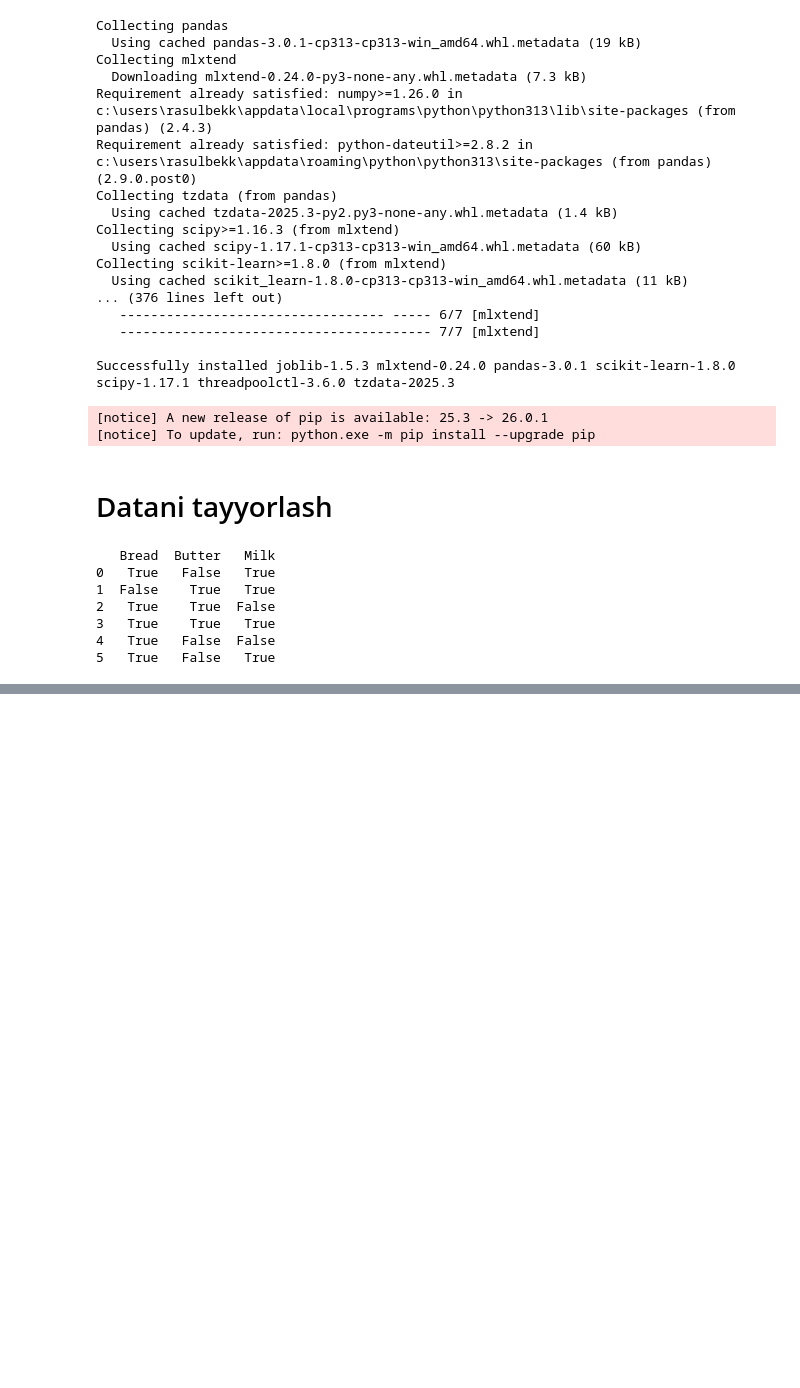
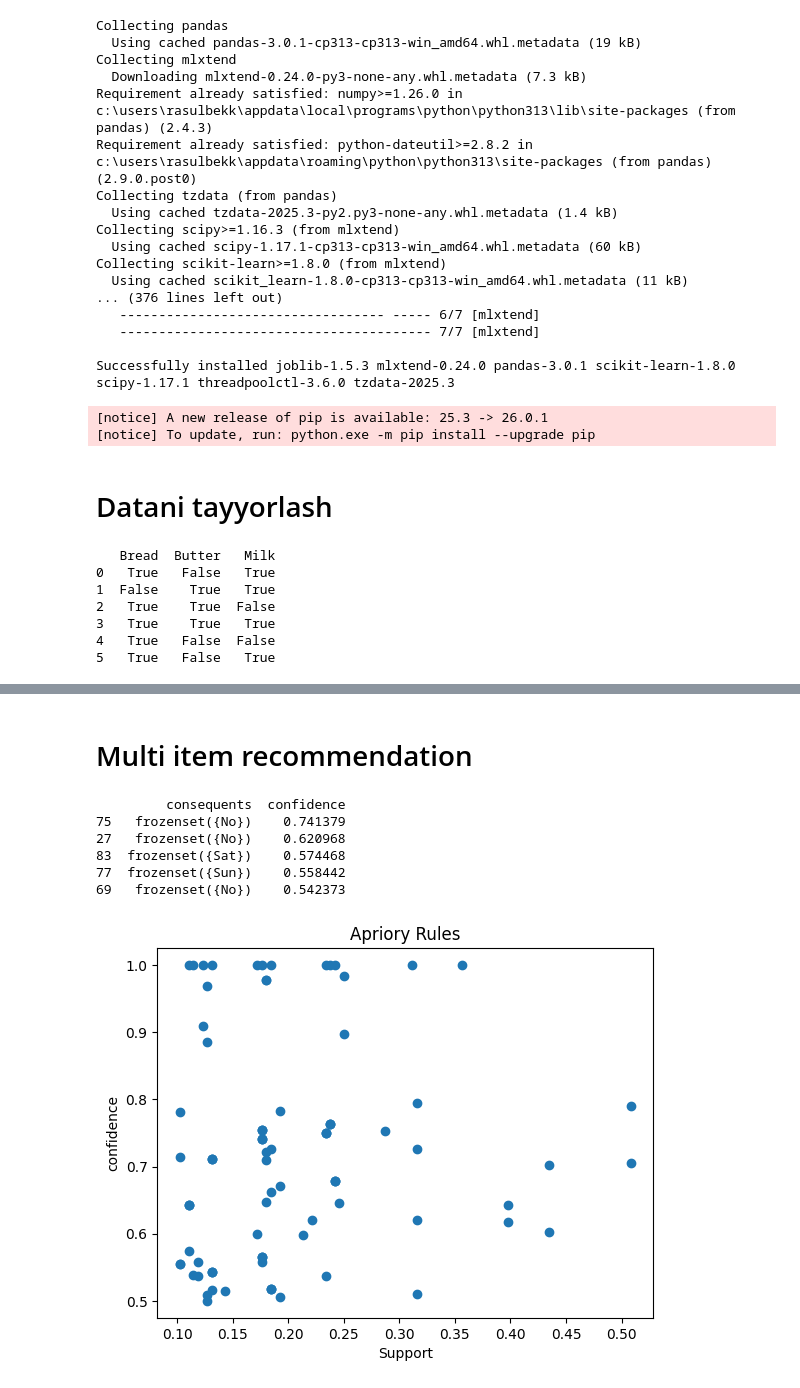
Before and after one commit to rrrasulbekruzmetov/Practise, a Jupyter notebook: Notebook/ARL_Amaliyot.ipynb, the cells around one changed output, grey strips where cells are left out. Cells and saved outputs as stored; diff of their text form; code cells hidden in the pictures; blank space fills up the shorter version.

```diff
--- a/Notebook/ARL_Amaliyot.ipynb
+++ b/Notebook/ARL_Amaliyot.ipynb
@@ -133,0 +226,7 @@ print(df)
+# %%
+df = df[['sex', 'smoker', 'day', 'time']]
+
+# har bir row ni transactionga aylantirish
+transactions = df.astype(str).values.tolist()
+
+print(transactions[:5])
@@ -133,0 +235,7 @@ print(df)
+# %%
+from mlxtend.preprocessing import TransactionEncoder
+
+te = TransactionEncoder()
+te_data = te.fit(transactions).transform(transactions)
+basket = pd.DataFrame(te_data, columns=te.columns_)
+print(basket.head())
@@ -133,0 +249,4 @@ print(df)
+# %%
+from mlxtend.frequent_patterns import apriori
+frequent_items = apriori(basket, min_support=0.1, use_colnames=True)
+print(frequent_items.sort_values(by="support", ascending=False))
@@ -133,0 +271,6 @@ print(df)
+# %%
+from mlxtend.frequent_patterns import association_rules
+
+rules = association_rules(frequent_items, metric = "confidence", min_threshold=0.5)
+rules = rules.sort_values(by="confidence", ascending=False)
+print(rules[['antecedents', 'consequents', 'support', 'confidence', 'lift']])
@@ -133,0 +319,25 @@ print(df)
+# %% [markdown]
+# Multi item recommendation
+# %%
+def recommend_multiple(items):
+    result = rules[rules['antecedents'].apply(lambda x:  all (i in x for i in items))]
+    return result[['consequents', 'confidence']]
+
+print(recommend_multiple(['Dinner', 'Male']))
+# %% [output]
+         consequents  confidence
+75   frozenset({No})    0.741379
+27   frozenset({No})    0.620968
+83  frozenset({Sat})    0.574468
+77  frozenset({Sun})    0.558442
+69   frozenset({No})    0.542373
+# %%
+import matplotlib.pyplot as plt
+
+plt.scatter(rules['support'], rules["confidence"])
+plt.xlabel("Support")
+plt.ylabel("confidence")
+plt.title("Apriory Rules")
+plt.show()
+# %% [output]
+[figure, added]
```
Also changed, not shown: parts of 16 cells of this notebook.
